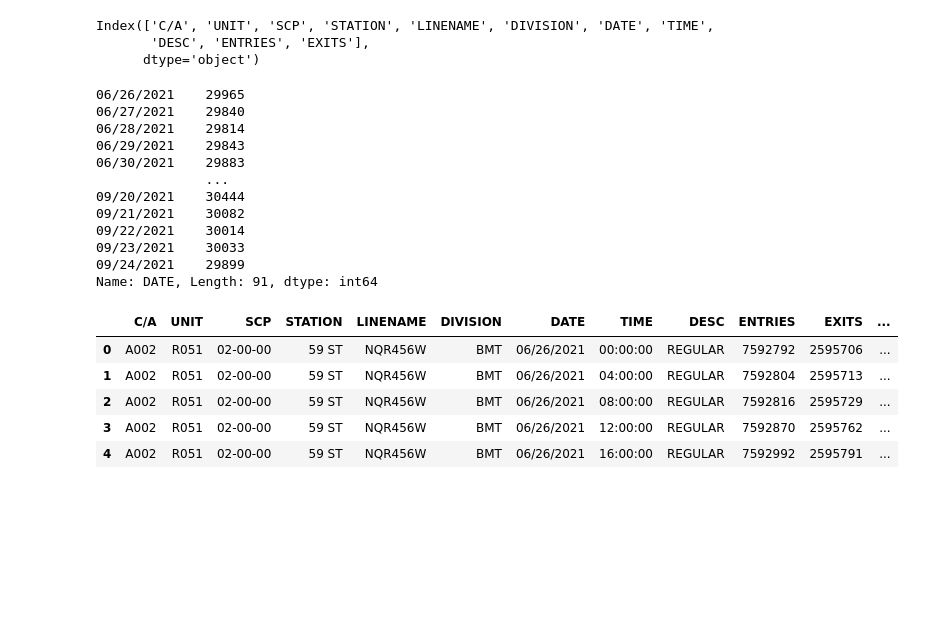
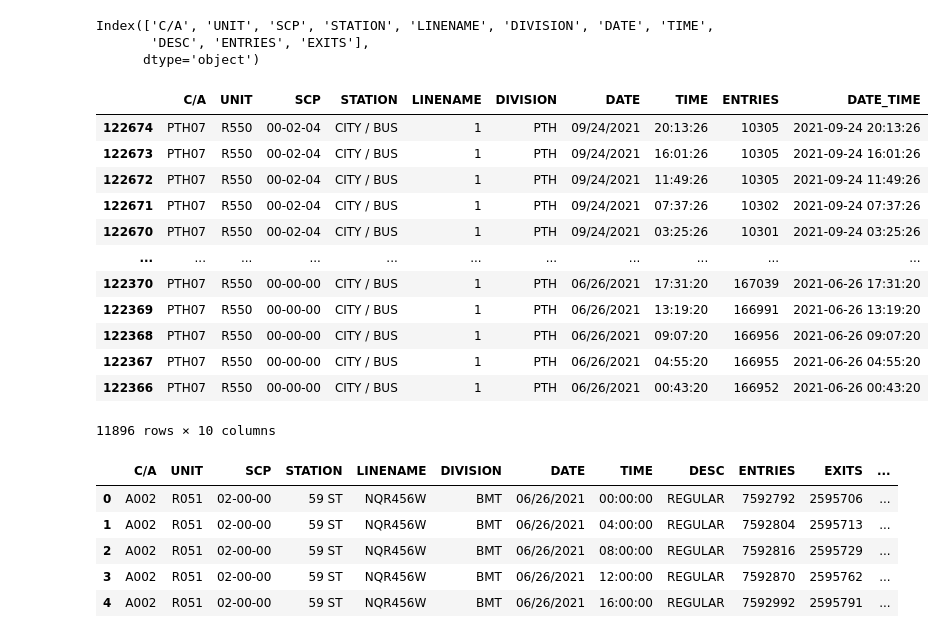
Before and after one commit to rsolava/mta-eda, a Jupyter notebook: analysis.ipynb, the cells around one changed output. Saved outputs shown, nothing was run; the diff lists cells and outputs as text; code cells hidden in the pictures; blank space fills up the shorter version.

```diff
--- a/analysis.ipynb
+++ b/analysis.ipynb
@@ -51,21 +50,24 @@ Index(['C/A', 'UNIT', 'SCP', 'STATION', 'LINENAME', 'DIVISION', 'DATE', 'TIME',
        'DESC', 'ENTRIES', 'EXITS'],
       dtype='object')
 # %%
-# Three weeks of Data
+# Three months of Data
 turnstiles_df.DATE.value_counts().sort_index()
+
+turnstiles_df[turnstiles_df.STATION == "CITY / BUS"]
 # %% [output]
+|  | C/A | UNIT | SCP | STATION | LINENAME | DIVISION | DATE | TIME | ENTRIES | DATE_TIME |
+| 122674 | PTH07 | R550 | 00-02-04 | CITY / BUS | 1 | PTH | 09/24/2021 | 20:13:26 | 10305 | 2021-09-24 20:13:26 |
+| 122673 | PTH07 | R550 | 00-02-04 | CITY / BUS | 1 | PTH | 09/24/2021 | 16:01:26 | 10305 | 2021-09-24 16:01:26 |
+| 122672 | PTH07 | R550 | 00-02-04 | CITY / BUS | 1 | PTH | 09/24/2021 | 11:49:26 | 10305 | 2021-09-24 11:49:26 |
+| 122671 | PTH07 | R550 | 00-02-04 | CITY / BUS | 1 | PTH | 09/24/2021 | 07:37:26 | 10302 | 2021-09-24 07:37:26 |
+| 122670 | PTH07 | R550 | 00-02-04 | CITY / BUS | 1 | PTH | 09/24/2021 | 03:25:26 | 10301 | 2021-09-24 03:25:26 |
+| ... | ... | ... | ... | ... | ... | ... | ... | ... | ... | ... |
+| 122370 | PTH07 | R550 | 00-00-00 | CITY / BUS | 1 | PTH | 06/26/2021 | 17:31:20 | 167039 | 2021-06-26 17:31:20 |
+| 122369 | PTH07 | R550 | 00-00-00 | CITY / BUS | 1 | PTH | 06/26/2021 | 13:19:20 | 166991 | 2021-06-26 13:19:20 |
+| 122368 | PTH07 | R550 | 00-00-00 | CITY / BUS | 1 | PTH | 06/26/2021 | 09:07:20 | 166956 | 2021-06-26 09:07:20 |
+| 122367 | PTH07 | R550 | 00-00-00 | CITY / BUS | 1 | PTH | 06/26/2021 | 04:55:20 | 166955 | 2021-06-26 04:55:20 |
+| 122366 | PTH07 | R550 | 00-00-00 | CITY / BUS | 1 | PTH | 06/26/2021 | 00:43:20 | 166952 | 2021-06-26 00:43:20 |
-06/26/2021    29965
-06/27/2021    29840
-06/28/2021    29814
-06/29/2021    29843
-06/30/2021    29883
-              ...
-09/20/2021    30444
-09/21/2021    30082
-09/22/2021    30014
-09/23/2021    30033
-09/24/2021    29899
-Name: DATE, Length: 91, dtype: int64
+11896 rows × 10 columns
 # %%
 # Take the date and time fields into a single datetime column
 turnstiles_df["DATE_TIME"] = pd.to_datetime(turnstiles_df.DATE + " " + turnstiles_df.TIME,
```
Also changed, not shown: parts of 35 cells of this notebook.
